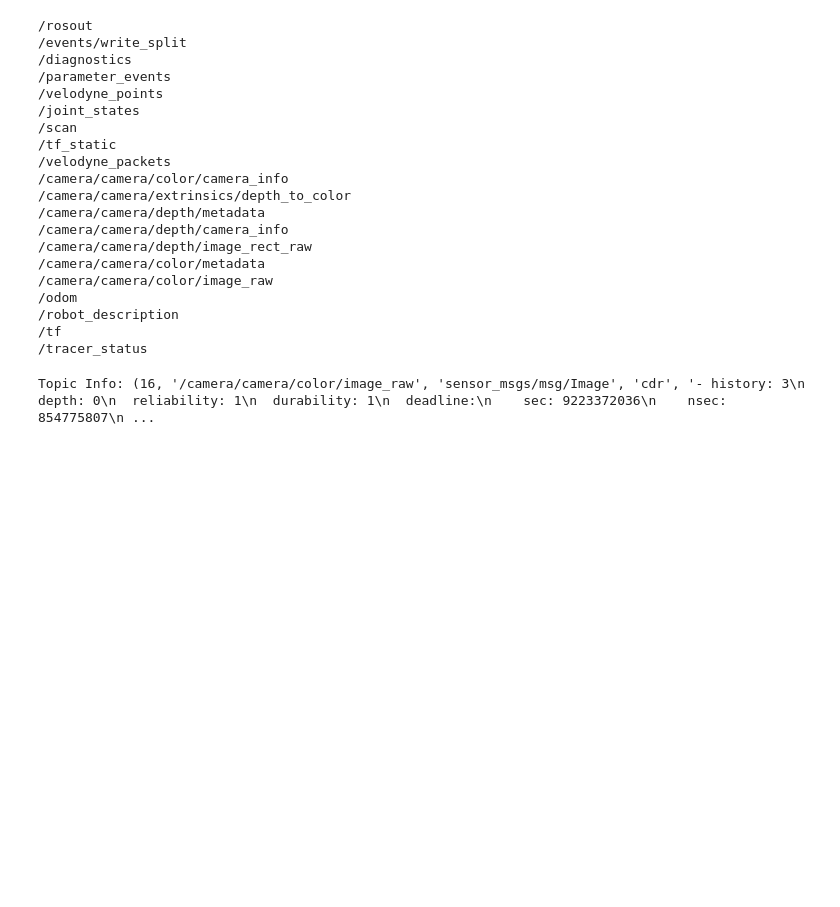
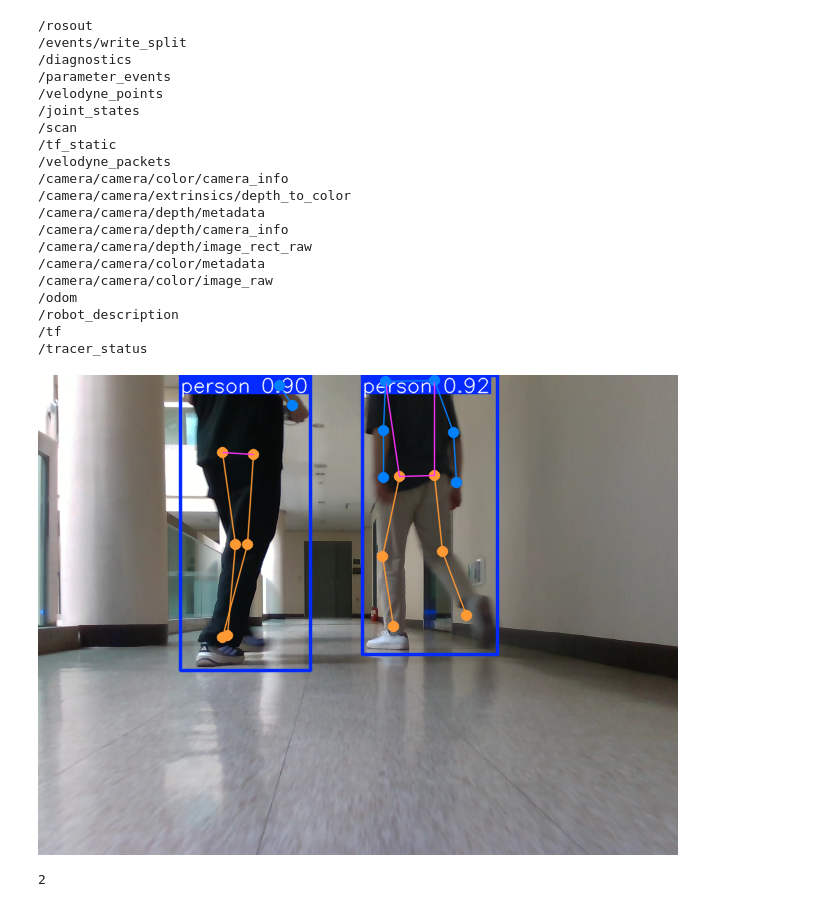
Before and after one commit to LeonardMendicantBias/follow_me_ws, a Jupyter notebook: poc.ipynb, the cells around one changed output. Drawn from its saved outputs; the diff is of its cells as text; code cells hidden in the pictures; blank space fills up the shorter version.

Commit message:
switch to different method of distance extraction. using center of bounding boxes instead of keypoints to avoid blurriness

```diff
--- a/poc.ipynb
+++ b/poc.ipynb
@@ -66,22 +67,62 @@ for topic in topic_info:
 /tf
 /tracer_status
 # %%
-topic_name = "/camera/camera/color/image_raw"
-cursor.execute(f"SELECT * FROM topics WHERE name='{topic_name}'")
-topic_info = cursor.fetchone()
+def get_msg_by_topic(topic_name):
+	cursor.execute(f"SELECT * FROM topics WHERE name='{topic_name}'")
+	topic_info = cursor.fetchone()
 
-if not topic_info:
-	print("Topic not found.")
+	if not topic_info:
+		print(f"Topic '{topic_name}' not found.")
+		return None
 
-print("Topic Info:", topic_info)
-topic_id = topic_info[0]  # 'id' is the first column in topics
+	topic_id = topic_info[0]  # 'id' is the first column in topics
 
-# Step 2: Get all messages for that topic
-cursor.execute("SELECT * FROM messages WHERE topic_id = ?", (topic_id,))
-messages = cursor.fetchall()
+	# Get all messages for that topic
+	cursor.execute("SELECT * FROM messages WHERE topic_id = ?", (topic_id,))
+	messages = cursor.fetchall()
+
+	return messages
+
+rgb_msgs = get_msg_by_topic("/camera/camera/color/image_raw")
+info_msgs = get_msg_by_topic("/camera/camera/color/camera_info")
+depth_msgs = get_msg_by_topic("/camera/camera/depth/image_rect_raw")
-# %% [output]
-Topic Info: (16, '/camera/camera/color/image_raw', 'sensor_msgs/msg/Image', 'cdr', '- history: 3\n  depth: 0\n  reliability: 1\n  durability: 1\n  deadline:\n    sec: 9223372036\n    nsec: 854775807\n ...
 # %%
 model = YOLO("yolo11n-pose.pt")
 model.eval()
-print()
+
+bridge = CvBridge()
+# %%
+# idx = 1398
+
+idx = 1730
+
+
+msg_id, topic_id, timestamp, rgb_msg = rgb_msgs[idx]
+msg_id, topic_id, timestamp, info_msg = info_msgs[idx]
+msg_id, topic_id, timestamp, depth_msg = depth_msgs[idx]
+
+rgb_msg = deserialize_message(rgb_msg, ROS_Image)
+image = bridge.imgmsg_to_cv2(rgb_msg, "bgr8")  # (480, 848, 3)
+
+depth_msg = deserialize_message(depth_msg, ROS_Image)
+depth_image = bridge.imgmsg_to_cv2(depth_msg, "passthrough")  # (480, 848)
+_depth_image = cv2.resize(depth_image, (image.shape[1], image.shape[0]))
+results = model(
+    image, [448, 256],
+    conf=0.5,
+    verbose=False
+)
+result = list(results)[0]
+result.show()
+
+xywh = result.boxes.xywh.cpu().numpy()
+conf = result.keypoints.conf.cpu().numpy()
+xy = result.keypoints.xy.cpu().numpy()
+_xy = np.trunc(xywh[:, :2]).astype(int)
+positions = _depth_image[_xy[:, 1], _xy[:, 0]]
+# %% [output]
+[figure, added]
+# %%
+len(result)
+# %% [output]
+2
```
Also changed, not shown: parts of 7 cells of this notebook, 3 other files.
